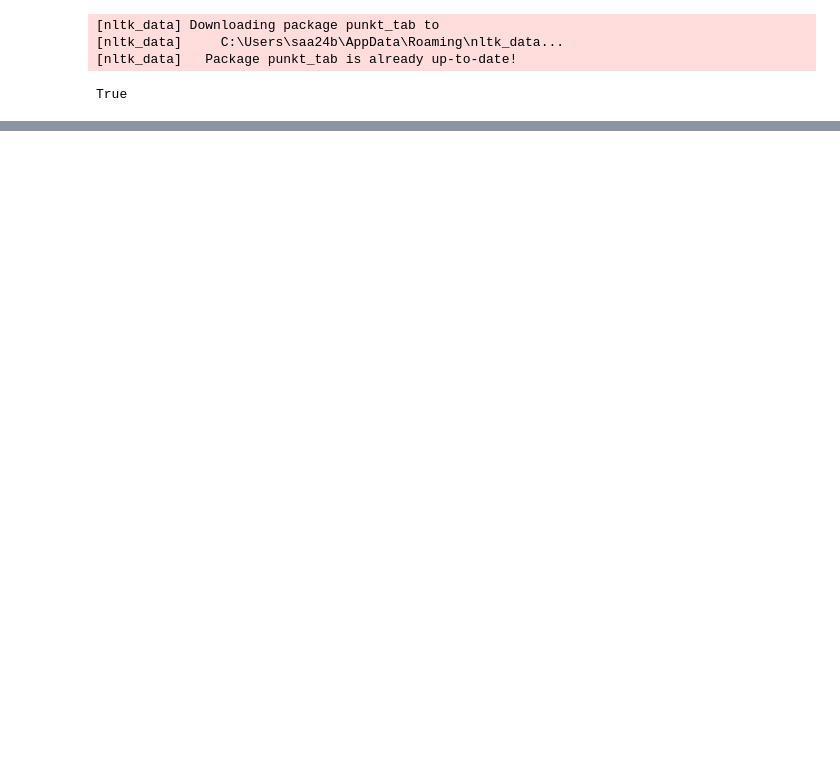
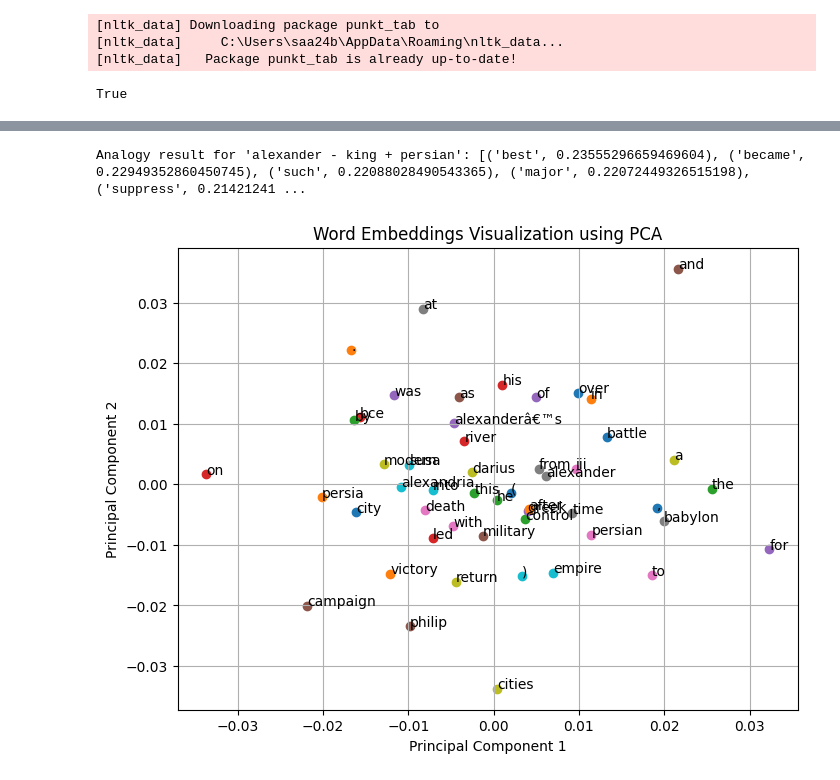
Before and after one commit to synnbad/lis5916-nlp-textmining-sp26, a Jupyter notebook: text_representation.ipynb, the cells around one changed output, grey strips where cells are left out. Drawn from its saved outputs; the diff is of its cells as text; code cells hidden in the pictures; blank space fills up the shorter version.

Commit message:
Update notebook source text to alexander_the_great.txt and fix PCA visualization

```diff
--- a/text_representation.ipynb
+++ b/text_representation.ipynb
@@ -2,7 +2,7 @@
 
 from sklearn.feature_extraction.text import CountVectorizer
 # %%
-documents = [" This is the first document.",
-             " This document is the second document.",
-                " And this is the third one.",
-                " Is this the first document?"]
+with open('alexander_the_great.txt', 'r', encoding='utf-8') as file:
+    documents = [line.strip() for line in file if line.strip()]
+
+print(f"Loaded {len(documents)} lines from alexander_the_great.txt")
@@ -22,7 +35,5 @@ Document-term matrix:
 # %%
 from sklearn.feature_extraction.text import TfidfVectorizer
 # %%
-documents = ["This is the first document.",
-             "This document is the second document.",
-                "And this is the third one.",
-                "Is this the first document?"]
+# Reuse the documents loaded from the file
+print(f"Using {len(documents)} documents for TF-IDF")
@@ -47,7 +67,5 @@ TF-IDF matrix:
 from gensim.models import Word2Vec
 from nltk.tokenize import word_tokenize
 # %%
-documents = ["This is the first document.",
-             "This document is the second document.",
-                "And this is the third one.",
-                "Is this the first document?"]
+# Reuse the documents loaded from the file
+print(f"Using {len(documents)} documents for Word2Vec")
@@ -117,0 +137,10 @@ similar_words
+# %%
+#Perform an alternative analogy : "alexander  - king + persian"
+try:
+    analogy_result = model.wv.most_similar(positive=['persian', 'king'], negative=['alexander'], topn=10)
+    print("Analogy result for 'alexander - king + persian':", analogy_result)
+except KeyError as e:
+    analogy_result = str(e)
+    analogy_result
+# %% [output]
+Analogy result for 'alexander - king + persian': [('best', 0.23555296659469604), ('became', 0.22949352860450745), ('such', 0.22088028490543365), ('major', 0.22072449326515198), ('suppress', 0.21421241 ...
@@ -117,0 +151,21 @@ similar_words
+# %%
+import numpy as np
+
+#Reduce dimensions using PCA
+words = list(model.wv.index_to_key)[:50]
+vectors = np.array([model.wv[word] for word in words])
+pca = PCA(n_components=2)
+reduced_vectors = pca.fit_transform(vectors)
+# %%
+#Plot words in 2D space
+plt.figure(figsize=(8,6))
+for i, word in enumerate(words):
+    plt.scatter(reduced_vectors[i,0], reduced_vectors[i,1])
+    plt.annotate(str(word), xy=(reduced_vectors[i,0], reduced_vectors[i,1]))
+plt.title("Word Embeddings Visualization using PCA")
+plt.xlabel("Principal Component 1")
+plt.ylabel("Principal Component 2")
+plt.grid(True)
+plt.show()
+# %% [output]
+[figure, added]
```
Also changed, not shown: parts of 24 cells of this notebook, 5 other files.
